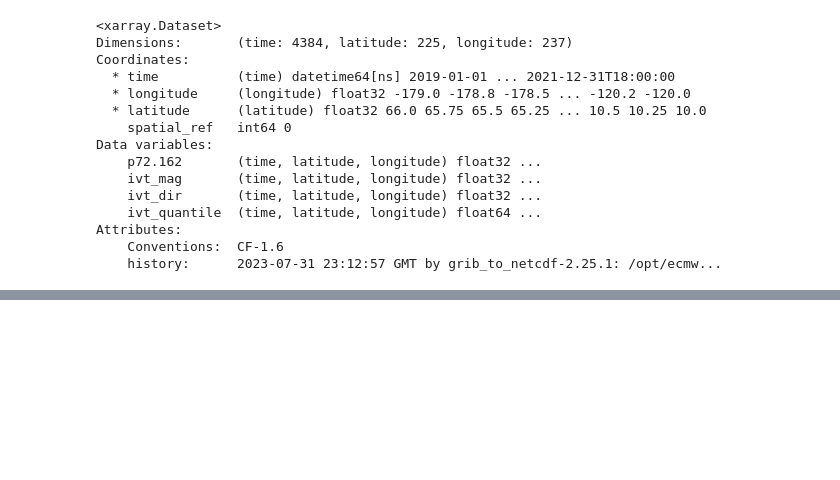
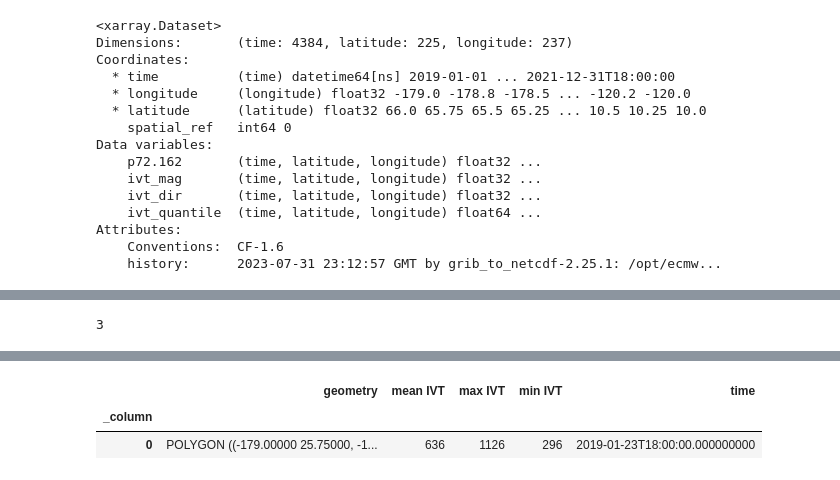
Before and after one commit to ua-snap/ar_avalanche, a Jupyter notebook: AR_detection.ipynb, the cells around one changed output, grey strips where cells are left out. Drawn from its saved outputs; the diff is of its cells as text; code cells hidden in the pictures; blank space fills up the shorter version.

Commit message:
tidying, add a snippet for testing .shp output

```diff
--- a/AR_detection.ipynb
+++ b/AR_detection.ipynb
@@ -112,6 +112,15 @@ Text(0.5, 1.0, 'AR candidate blobs')
+# %%
+output_ars["2019-01-23T18:00:00.000000000"]
+# %% [output]
+3
+# %%
+single_ar_for_testing_shp_output = {"2019-01-23T18:00:00.000000000": 3}
 # %%
 %%time
-# this may be a good target for dask
-output_ar_gdf = create_geodataframe_with_all_ars(output_ars, ar_di, labeled_regions)
+# this may be a good target for dask, because it is slow
+# also, this is a hacky implementation of xarray slice to shapefile so maybe just replace this function!
+# all ARs
+# create_geodataframe_with_all_ars(output_ars, ar_di, labeled_regions)
+output_ar_gdf = create_geodataframe_with_all_ars(single_ar_for_testing_shp_output, ar_di, labeled_regions)
 output_ar_gdf
 # %% [output]
@@ -120 +129,4 @@ Wall time: 24.8 µs
+|  | geometry | mean IVT | max IVT | min IVT | time |
+| _column |  |  |  |  |  |
+| 0 | POLYGON ((-179.00000 25.75000, -1... | 636 | 1126 | 296 | 2019-01-23T18:00:00.000000000 |
 # %%
```
Also changed, not shown: parts of 12 cells of this notebook.
